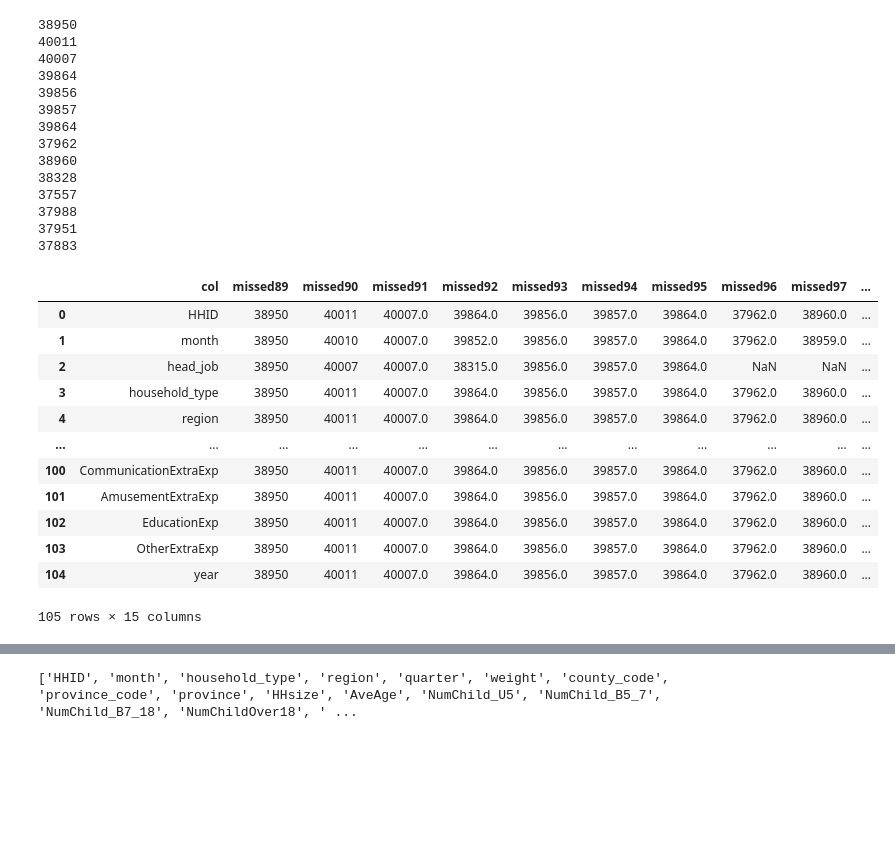
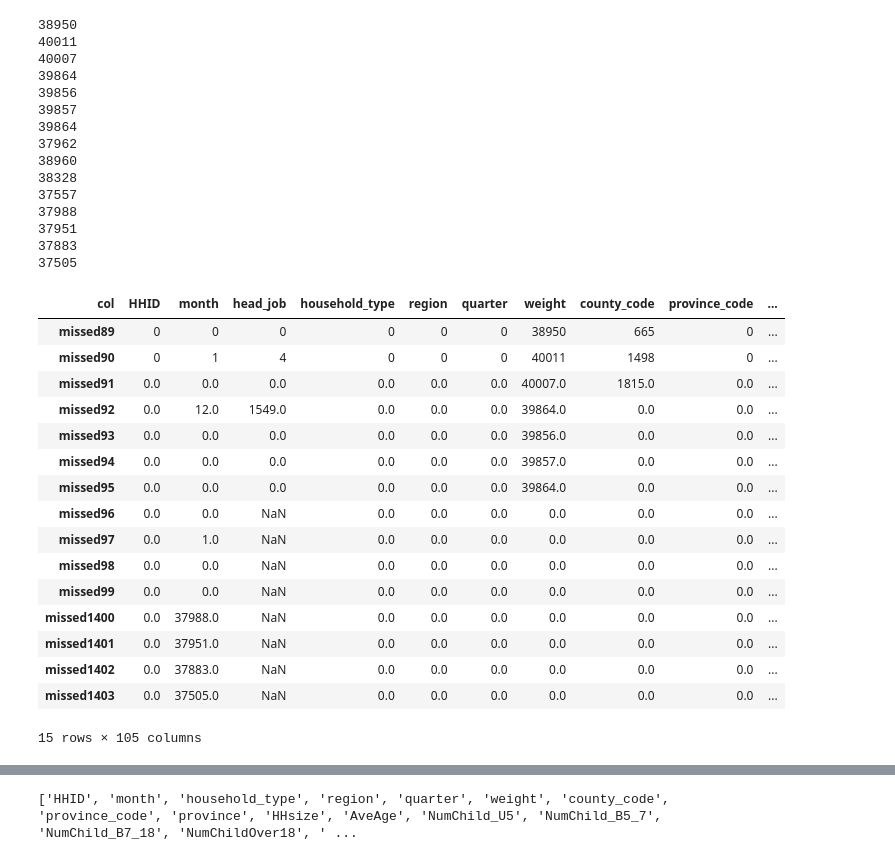
Before and after one commit to sinanarimani/HIES, a Jupyter notebook: merged/merged.ipynb, the cells around one changed output, grey strips where cells are left out. Cells and saved outputs as stored; diff of their text form; code cells hidden in the pictures; blank space fills up the shorter version.

Commit message:
merged up to 1403 alongside the interpolation and weights

```diff
--- a/merged/merged.ipynb
+++ b/merged/merged.ipynb
@@ -5,5 +42,5 @@ import pyreadr
 # %%
-years = list(range(89, 99))+ [99] + list(range(1400, 1403))
+years = list(range(89, 99))+ [99] + list(range(1400, 1404))
 df12 = pd.DataFrame()
 for year in years:
     dataframes = []
@@ -31,7 +68,7 @@ for year in years:
 
     metadata = pd.DataFrame({
     "col" : list(merged_df.columns),
-    f"missed{year}" : merged_df.notna().sum(),
+    f"missed{year}" : merged_df.isna().sum(),
     })
 
     if year == 89:
@@ -53,22 +90,29 @@ for year in years:
 37988
 37951
 37883
+37505
 # %%
 pd.to_pickle(df13, "meta_data")
 # %%
 meta_data = pd.read_pickle("meta_data")
-meta_data
+meta = meta_data.set_index(meta_data["col"]).transpose()
+meta = meta.iloc[1:,:]
+meta
 # %% [output]
-|  | col | missed89 | missed90 | missed91 | missed92 | missed93 | missed94 | missed95 | missed96 | missed97 | ... |
-| 0 | HHID | 38950 | 40011 | 40007.0 | 39864.0 | 39856.0 | 39857.0 | 39864.0 | 37962.0 | 38960.0 | ... |
-| 1 | month | 38950 | 40010 | 40007.0 | 39852.0 | 39856.0 | 39857.0 | 39864.0 | 37962.0 | 38959.0 | ... |
-| 2 | head_job | 38950 | 40007 | 40007.0 | 38315.0 | 39856.0 | 39857.0 | 39864.0 | NaN | NaN | ... |
-| 3 | household_type | 38950 | 40011 | 40007.0 | 39864.0 | 39856.0 | 39857.0 | 39864.0 | 37962.0 | 38960.0 | ... |
-| 4 | region | 38950 | 40011 | 40007.0 | 39864.0 | 39856.0 | 39857.0 | 39864.0 | 37962.0 | 38960.0 | ... |
-| ... | ... | ... | ... | ... | ... | ... | ... | ... | ... | ... | ... |
-| 100 | CommunicationExtraExp | 38950 | 40011 | 40007.0 | 39864.0 | 39856.0 | 39857.0 | 39864.0 | 37962.0 | 38960.0 | ... |
-| 101 | AmusementExtraExp | 38950 | 40011 | 40007.0 | 39864.0 | 39856.0 | 39857.0 | 39864.0 | 37962.0 | 38960.0 | ... |
-| 102 | EducationExp | 38950 | 40011 | 40007.0 | 39864.0 | 39856.0 | 39857.0 | 39864.0 | 37962.0 | 38960.0 | ... |
-| 103 | OtherExtraExp | 38950 | 40011 | 40007.0 | 39864.0 | 39856.0 | 39857.0 | 39864.0 | 37962.0 | 38960.0 | ... |
-| 104 | year | 38950 | 40011 | 40007.0 | 39864.0 | 39856.0 | 39857.0 | 39864.0 | 37962.0 | 38960.0 | ... |
+| col | HHID | month | head_job | household_type | region | quarter | weight | county_code | province_code | ... |
+| missed89 | 0 | 0 | 0 | 0 | 0 | 0 | 38950 | 665 | 0 | ... |
+| missed90 | 0 | 1 | 4 | 0 | 0 | 0 | 40011 | 1498 | 0 | ... |
+| missed91 | 0.0 | 0.0 | 0.0 | 0.0 | 0.0 | 0.0 | 40007.0 | 1815.0 | 0.0 | ... |
+| missed92 | 0.0 | 12.0 | 1549.0 | 0.0 | 0.0 | 0.0 | 39864.0 | 0.0 | 0.0 | ... |
+| missed93 | 0.0 | 0.0 | 0.0 | 0.0 | 0.0 | 0.0 | 39856.0 | 0.0 | 0.0 | ... |
+| missed94 | 0.0 | 0.0 | 0.0 | 0.0 | 0.0 | 0.0 | 39857.0 | 0.0 | 0.0 | ... |
+| missed95 | 0.0 | 0.0 | 0.0 | 0.0 | 0.0 | 0.0 | 39864.0 | 0.0 | 0.0 | ... |
+| missed96 | 0.0 | 0.0 | NaN | 0.0 | 0.0 | 0.0 | 0.0 | 0.0 | 0.0 | ... |
+| missed97 | 0.0 | 1.0 | NaN | 0.0 | 0.0 | 0.0 | 0.0 | 0.0 | 0.0 | ... |
+| missed98 | 0.0 | 0.0 | NaN | 0.0 | 0.0 | 0.0 | 0.0 | 0.0 | 0.0 | ... |
+| missed99 | 0.0 | 0.0 | NaN | 0.0 | 0.0 | 0.0 | 0.0 | 0.0 | 0.0 | ... |
+| missed1400 | 0.0 | 37988.0 | NaN | 0.0 | 0.0 | 0.0 | 0.0 | 0.0 | 0.0 | ... |
+| missed1401 | 0.0 | 37951.0 | NaN | 0.0 | 0.0 | 0.0 | 0.0 | 0.0 | 0.0 | ... |
+| missed1402 | 0.0 | 37883.0 | NaN | 0.0 | 0.0 | 0.0 | 0.0 | 0.0 | 0.0 | ... |
+| missed1403 | 0.0 | 37505.0 | NaN | 0.0 | 0.0 | 0.0 | 0.0 | 0.0 | 0.0 | ... |
-105 rows × 15 columns
+15 rows × 105 columns
```
Also changed, not shown: parts of 10 cells of this notebook.
